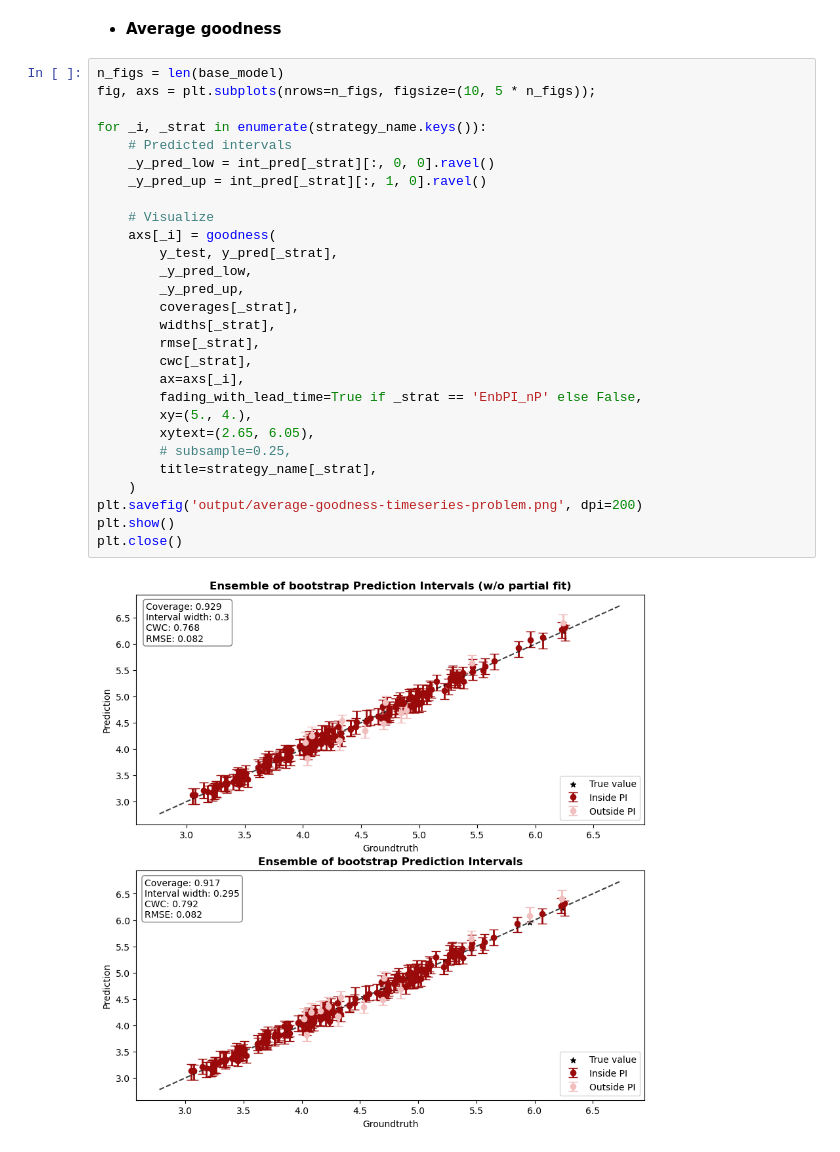
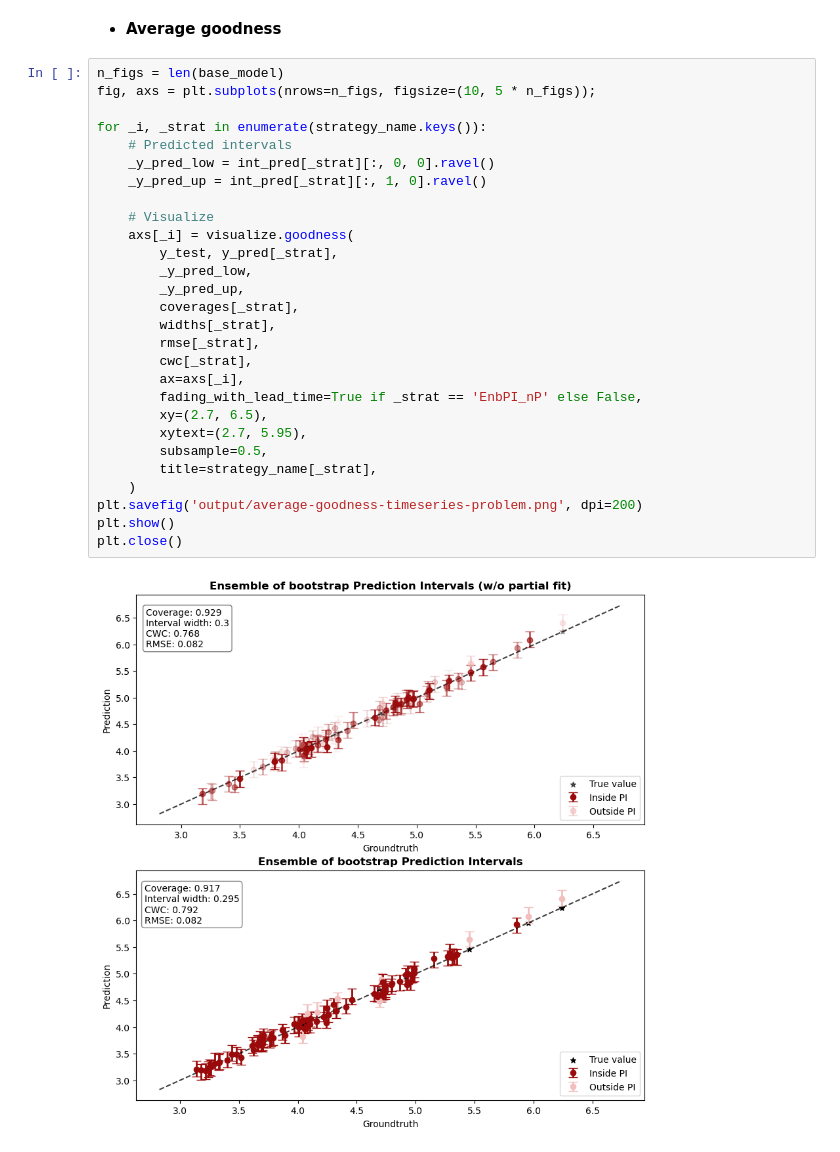
Before and after one commit to gcastro-98/conformal-prediction, a Jupyter notebook: timeseries.ipynb, the cells around one changed output. Saved outputs shown, nothing was run; the diff lists cells and outputs as text.

```diff
--- a/timeseries.ipynb
+++ b/timeseries.ipynb
@@ -253,30 +158,30 @@ def goodness(
 # %%
 n_figs = len(base_model)
 fig, axs = plt.subplots(nrows=n_figs, figsize=(10, 5 * n_figs));
 
 for _i, _strat in enumerate(strategy_name.keys()):
     # Predicted intervals
     _y_pred_low = int_pred[_strat][:, 0, 0].ravel()
     _y_pred_up = int_pred[_strat][:, 1, 0].ravel()
 
     # Visualize
-    axs[_i] = goodness(
+    axs[_i] = visualize.goodness(
         y_test, y_pred[_strat],
         _y_pred_low,
         _y_pred_up,
         coverages[_strat],
         widths[_strat],
         rmse[_strat],
         cwc[_strat],
         ax=axs[_i],
         fading_with_lead_time=True if _strat == 'EnbPI_nP' else False,
-        xy=(5., 4.),
-        xytext=(2.65, 6.05),
-        # subsample=0.25,
+        xy=(2.7, 6.5),
+        xytext=(2.7, 5.95),
+        subsample=0.5,
         title=strategy_name[_strat],
     )
 plt.savefig('output/average-goodness-timeseries-problem.png', dpi=200)
 plt.show()
 plt.close()
 # %% [output]
-[figure, old version]
+[figure, new version]
```
Also changed, not shown: parts of 18 cells of this notebook, 3 other files.
